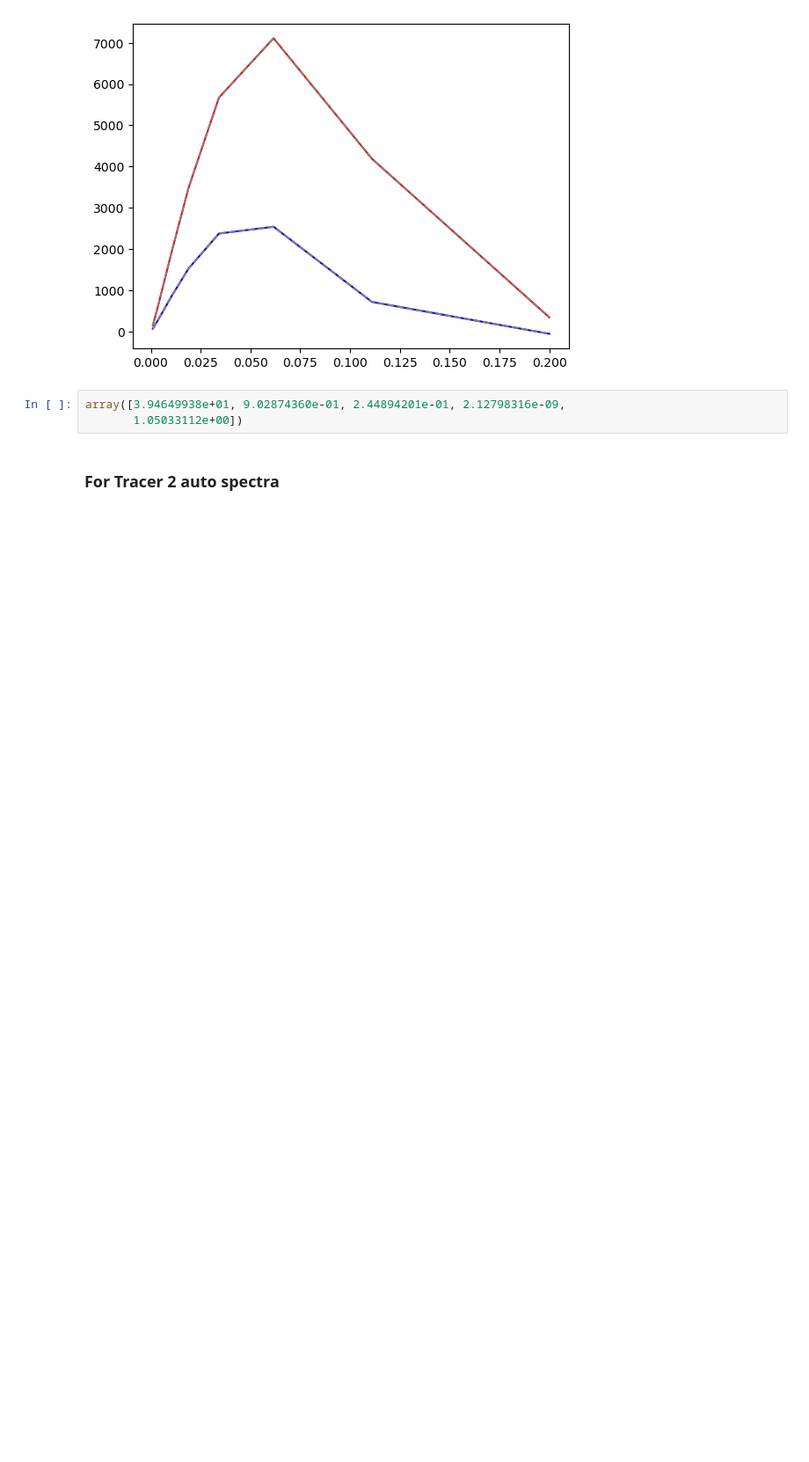
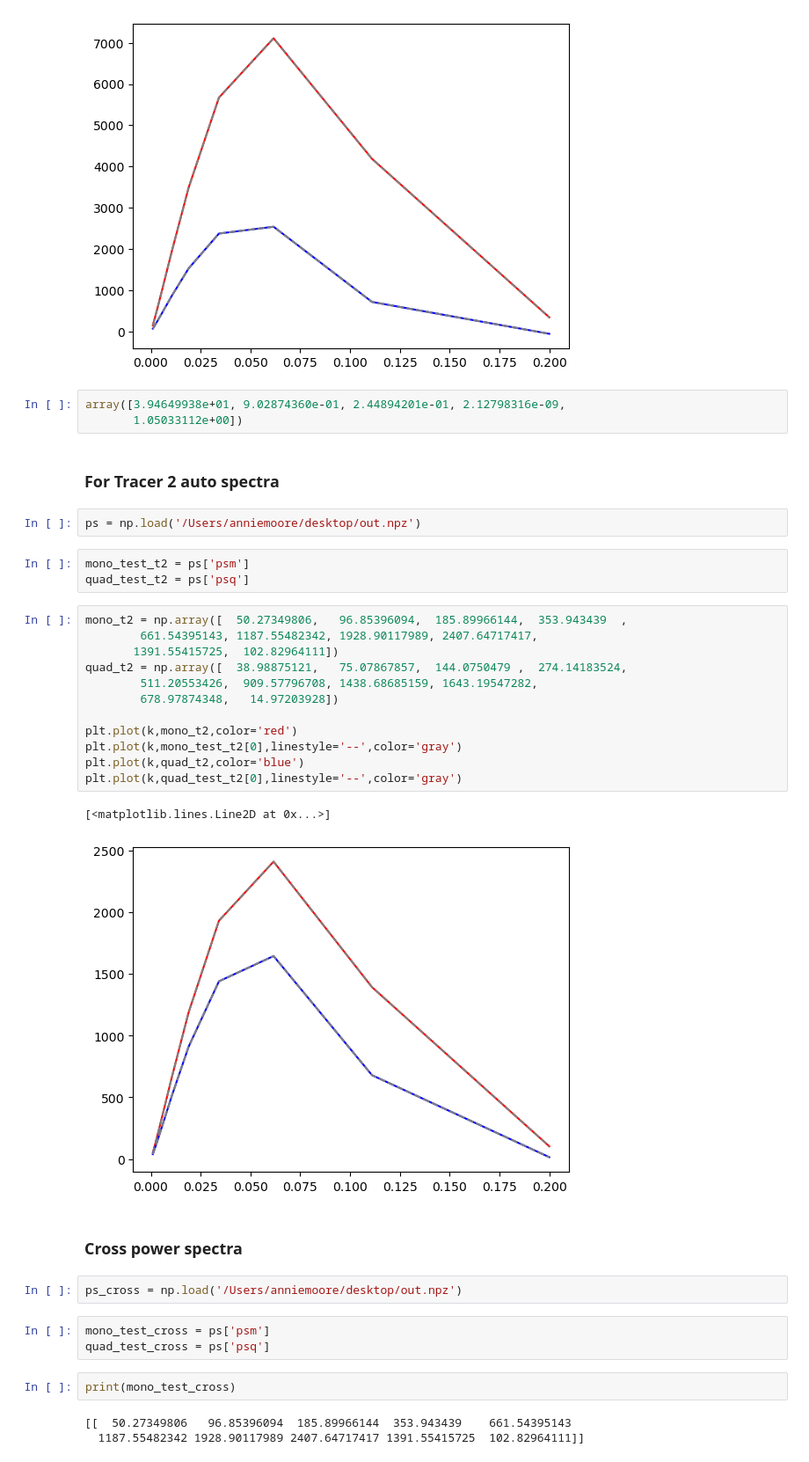
Before and after one commit to jadamo/spherex_emu, a Jupyter notebook: Multi-tracer analyses for spherexemu.ipynb, the cells around one changed output. Shown at 88% size. Drawn from its saved outputs; the diff is of its cells as text; blank space fills up the shorter version.

```diff
--- a/Multi-tracer analyses for spherexemu.ipynb
+++ b/Multi-tracer analyses for spherexemu.ipynb
@@ -210,3 +210,35 @@ array([3.94649938e+01, 9.02874360e-01, 2.44894201e-01, 2.12798316e-09,
        1.05033112e+00])
 # %% [markdown]
 ### For Tracer 2 auto spectra
+# %%
+ps = np.load('/Users/anniemoore/desktop/out.npz')
+# %%
+mono_test_t2 = ps['psm']
+quad_test_t2 = ps['psq']
+# %%
+mono_t2 = np.array([  50.27349806,   96.85396094,  185.89966144,  353.943439  ,
+        661.54395143, 1187.55482342, 1928.90117989, 2407.64717417,
+       1391.55415725,  102.82964111])
+quad_t2 = np.array([  38.98875121,   75.07867857,  144.0750479 ,  274.14183524,
+        511.20553426,  909.57796708, 1438.68685159, 1643.19547282,
+        678.97874348,   14.97203928])
+
+plt.plot(k,mono_t2,color='red')
+plt.plot(k,mono_test_t2[0],linestyle='--',color='gray')
+plt.plot(k,quad_t2,color='blue')
+plt.plot(k,quad_test_t2[0],linestyle='--',color='gray')
+# %% [output]
+[<matplotlib.lines.Line2D at 0x...>]
+[figure, added]
+# %% [markdown]
+### Cross power spectra
+# %%
+ps_cross = np.load('/Users/anniemoore/desktop/out.npz')
+# %%
+mono_test_cross = ps['psm']
+quad_test_cross = ps['psq']
+# %%
+print(mono_test_cross)
+# %% [output]
+[[  50.27349806   96.85396094  185.89966144  353.943439    661.54395143
+  1187.55482342 1928.90117989 2407.64717417 1391.55415725  102.82964111]]
```
Also changed, not shown: 2 other files.
